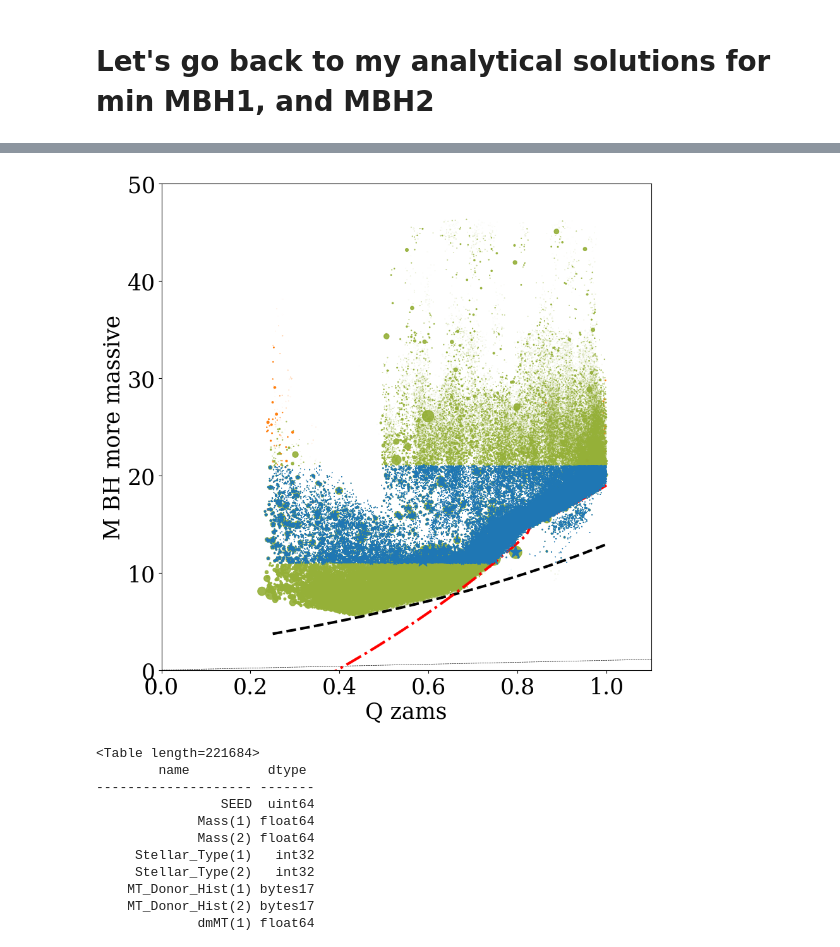
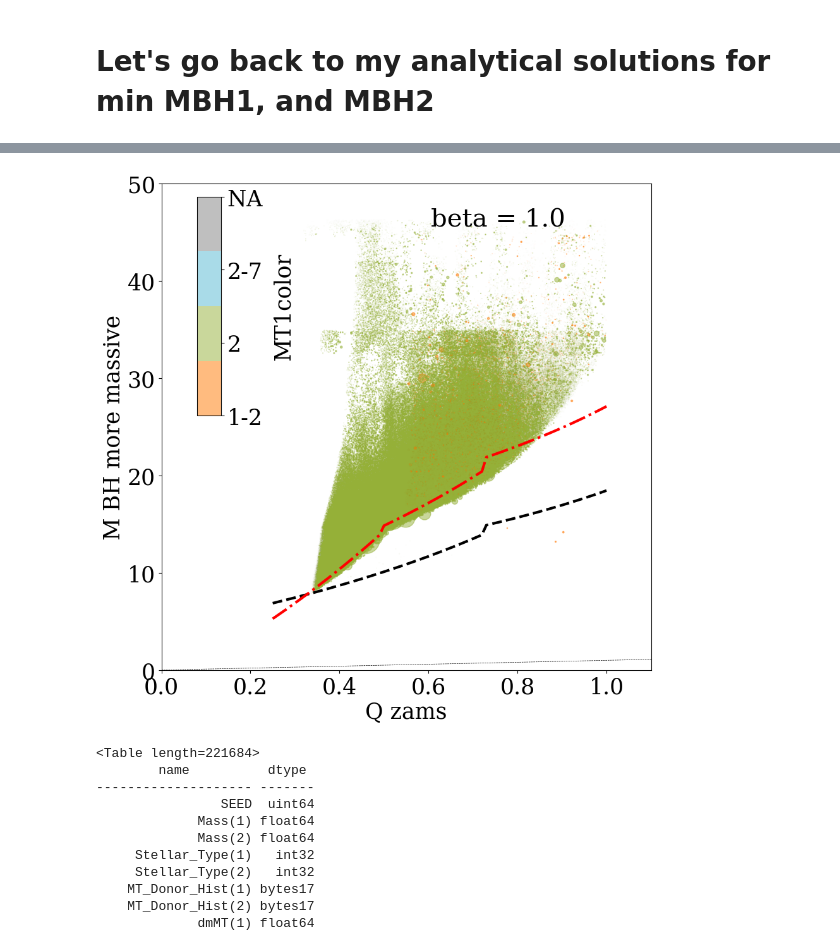
Before and after one commit to LiekeVanSon/BumpAt20, a Jupyter notebook: Code/InspectBumpAt20.ipynb, the cells around one changed output, grey strips where cells are left out. Cells and saved outputs as stored; diff of their text form; code cells hidden in the pictures.

Commit message:
created contour plot of M more massive qzams plain

```diff
--- a/Code/InspectBumpAt20.ipynb
+++ b/Code/InspectBumpAt20.ipynb
@@ -21,6 +21,8 @@ import h5py as h5
 import os
 import time
 from astropy.table import Table
+from mpl_toolkits.axes_grid1.inset_locator import inset_axes
+from matplotlib.colors import ListedColormap
 
 
 data_dir = '../data/'
@@ -31,7 +33,7 @@ sim_name = 'faccFIXEDbeta0.5zetaHG6.0RemMassFRYER2012SNDELAYED/'
 ## PLOT setttings
 plt.rc('font', family='serif')
 rc('text', usetex=False)
-fsize, SMALL_SIZE, MEDIUM_SIZE, BIGGER_SIZE = 30,25,25,30
+fsize, SMALL_SIZE, MEDIUM_SIZE, BIGGER_SIZE = 30, 18,20,30
 for obj in ['axes','xtick','ytick']:
     plt.rc(obj, labelsize=MEDIUM_SIZE)          # controls default text sizes
 for obj in ['figure','axes']:
@@ -679,11 +718,11 @@ qcrit2_list = q_crits[:,1]
 
 use_dMsn  = True
 A_sn      = -0.9  #-0.9
-B_sn      = 14.2  #13.9
+B_sn      = 13.9  #13.9
 M_threshold = 14.8 #14.8
 
 Fc1 = 0.34
-beta = 0.5
+beta = 1.0 #BETA
 
 # Simnames
 # simnames = ['faccFIXEDbeta0.5zetaHG%sRemMassFRYER2012SNDELAYED/'%(ZETA) for ZETA in zeta_list]
@@ -737,49 +855,48 @@ qzams [0.25 0.26 0.27 0.28 0.29 0.3  0.31 0.32 0.33 0.34 0.35 0.36 0.37 0.38
 # %%
+to_plot_table = M2_moremass_BBH #merging_BBH #
+to_plot_table['qZAMS'] = to_plot_table['Mass@ZAMS(2)']/to_plot_table['Mass@ZAMS(1)']
+
+to_plot_weight = M2_moremass_Weights # Weights #
 
 ##########################
 # Scatter plot
 ##########################
 fig, ax = plt.subplots(figsize = (10, 10))
 
 plt.plot(np.linspace(0,50,100), np.linspace(0,50,100), '--', color='k', lw = 0.5)
 
-kleur = 'MT2color' #'log Z' # # np.log10(M2_moremass_BBH['Metallicity@ZAMS(1)'])
-im = plt.scatter(merging_BBH['qZAMS'], merging_BBH['M_moreMassive'],
-            s = 4000* Weights, c = merging_BBH[kleur],
-            alpha = 0.9, vmin = 0, vmax = 3,  cmap = discrete_cmap,) #cmap = 'viridis')
+kleur = 'MT1color' #'log Z' # # np.log10(M2_moremass_BBH['Metallicity@ZAMS(1)'])
+im = plt.scatter(to_plot_table['qZAMS'], to_plot_table['M_moreMassive'],
+            s = 4000* to_plot_weight, c = to_plot_table[kleur], marker = 'o',
+            alpha = 0.5, vmin = 0, vmax = 3,  cmap = discrete_cmap,) #cmap = 'viridis')
 
-# # Create an inset axes for the colorbar
-# cax = inset_axes(ax,
-#                  width="5%",  # width = 5% of parent_bbox width
-#                  height="45%",  # height : 50%
-#                  loc='lower left', bbox_to_anchor=(0.05, 0.5, 1, 1), bbox_transform=ax.transAxes)
-# cbar = fig.colorbar(im, cax=cax, orientation="vertical",label = kleur )
-# # Set the colorbar tick locations and labels for MT map
-# cbar.set_ticks(list(range(len(color_map) )))
-# cmap_ticks = [key.replace('             ', '') for key in color_map.keys()]
-# cbar.set_ticklabels(cmap_ticks)
-
-### Highlight those in the bump
-bump_bool = np.logical_and(merging_BBH['M_moreMassive'] > 11, merging_BBH['M_moreMassive'] < 21)
-ax.scatter( merging_BBH[bump_bool]['qZAMS'],  merging_BBH[bump_bool]['M_moreMassive'],
-            s = 4000* Weights[bump_bool], marker = '*', zorder = 10)
+# Create an inset axes for the colorbar
+cax = inset_axes(ax,
+                 width="5%",  # width = 5% of parent_bbox width
+                 height="45%",  # height : 50%
+                 loc='lower left', bbox_to_anchor=(0.05, 0.5, 1, 1), bbox_transform=ax.transAxes)
+cbar = fig.colorbar(im, cax=cax, orientation="vertical",label = kleur )
+# Set the colorbar tick locations and labels for MT map
+cbar.set_ticks(list(range(len(color_map) )))
+cmap_ticks = [key.replace('             ', '') for key in color_map.keys()]
+cbar.set_ticklabels(cmap_ticks)
 
 ###
 ax.plot(qzams, Min_MBH1, color = 'k', lw = 3, ls = '--', label = 'min Mbha')
 ax.plot(qzams, minM_BH2, color = 'red', lw = 3, ls = '-.', label = 'min Mbhb')
 
 # print('qzams', qzams, 'Min_MBH1',Min_MBH1 , 'minM_BH2', minM_BH2)
 
 
-# ax.text(0.05, 0.95, 'beta = %s' % (BETA), ha='left', va='top', transform=ax.transAxes, size=29)
+ax.text(0.55, 0.95, 'beta = %s' % (BETA), ha='left', va='top', transform=ax.transAxes, size=29)
 
 ax.set_xlabel('Q zams')
 ax.set_ylabel('M BH more massive')
 ax.set_ylim(0,50)
 ax.set_xlim(0,1.1)
 plt.show()
 # %% [output]
-[figure, old version]
+[figure, new version]
 # %%
 merging_BBH.info()
 # %% [output]
```
Also changed, not shown: parts of 10 cells of this notebook.
